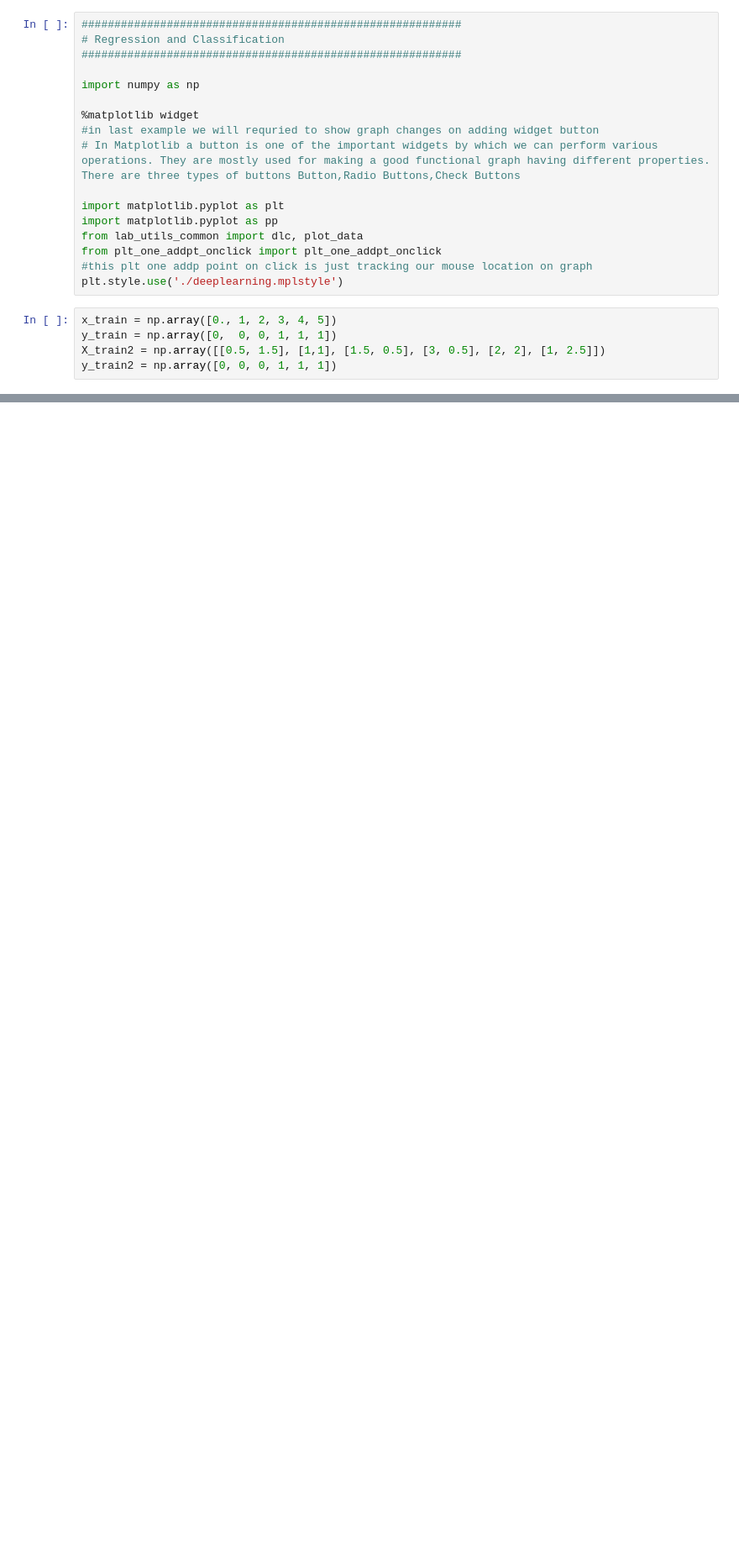
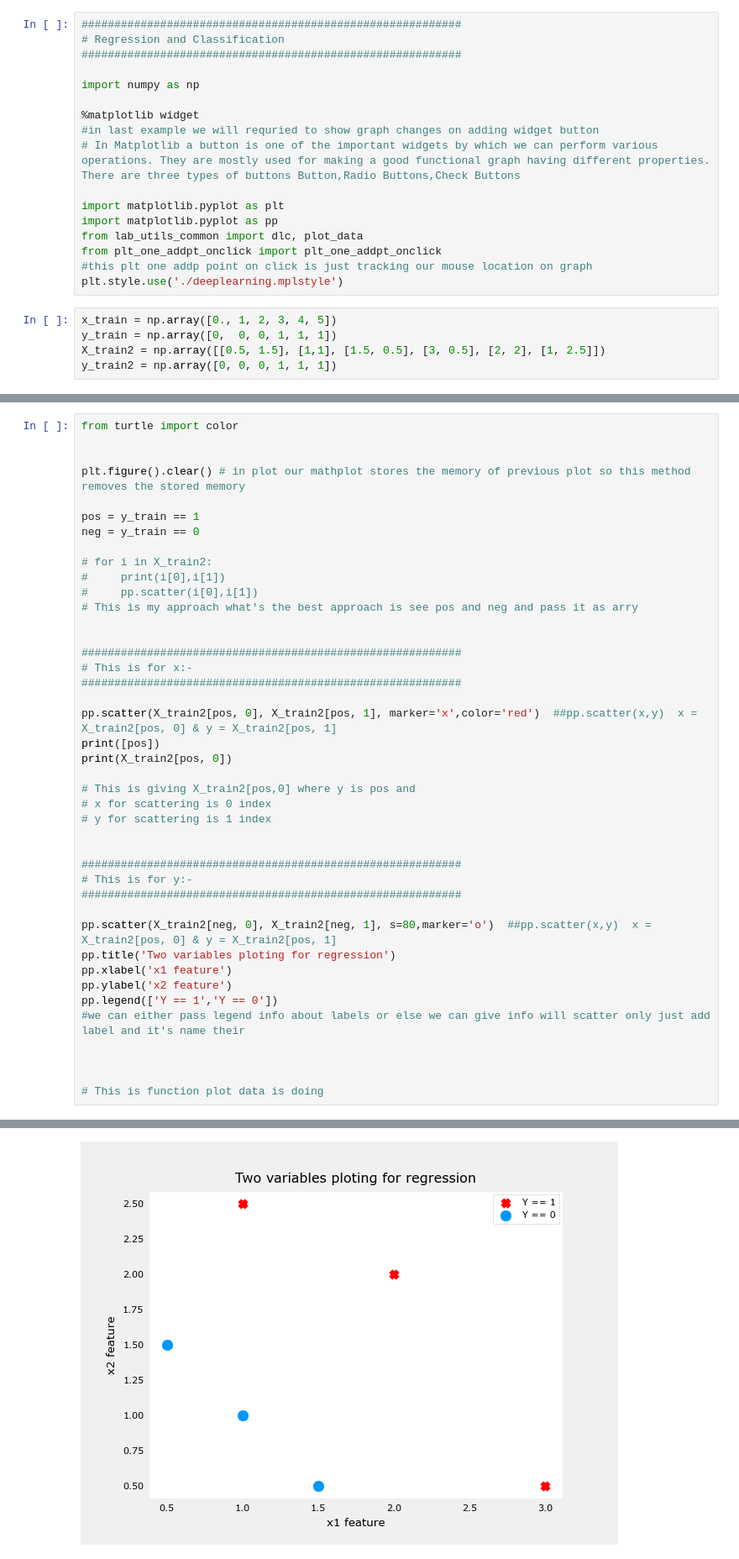
Before and after one commit to Kd-Here/Machine-Learning, a Jupyter notebook: Week3/trying_lab01.ipynb, the cells around one changed output, grey strips where cells are left out. Shown at 84% size. Cells and saved outputs as stored; diff of their text form; blank space fills up the shorter version.

```diff
--- a/Week3/trying_lab01.ipynb
+++ b/Week3/trying_lab01.ipynb
@@ -47,0 +41,43 @@ pp.show()
+# %%
+from turtle import color
+
+
+plt.figure().clear() # in plot our mathplot stores the memory of previous plot so this method removes the stored memory
+
+pos = y_train == 1
+neg = y_train == 0
+
+# for i in X_train2:
+#     print(i[0],i[1])
+#     pp.scatter(i[0],i[1])
+# This is my approach what's the best approach is see pos and neg and pass it as arry
+
+
+##########################################################
+# This is for x:-
+##########################################################
+
+pp.scatter(X_train2[pos, 0], X_train2[pos, 1], marker='x',color='red')  ##pp.scatter(x,y)  x = X_train2[pos, 0] & y = X_train2[pos, 1]
+print([pos])
+print(X_train2[pos, 0])
+
+# This is giving X_train2[pos,0] where y is pos and
+# x for scattering is 0 index
+# y for scattering is 1 index
+
+
+##########################################################
+# This is for y:-
+##########################################################
+
+pp.scatter(X_train2[neg, 0], X_train2[neg, 1], s=80,marker='o')  ##pp.scatter(x,y)  x = X_train2[pos, 0] & y = X_train2[pos, 1]
+pp.title('Two variables ploting for regression')
+pp.xlabel('x1 feature')
+pp.ylabel('x2 feature')
+pp.legend(['Y == 1','Y == 0'])
+#we can either pass legend info about labels or else we can give info will scatter only just add label and it's name their
+
+
+
+# This is function plot data is doing
+# %% [output]
@@ -47,0 +87 @@ pp.show()
+[figure, added]
```
Also changed, not shown: parts of 4 cells of this notebook.
